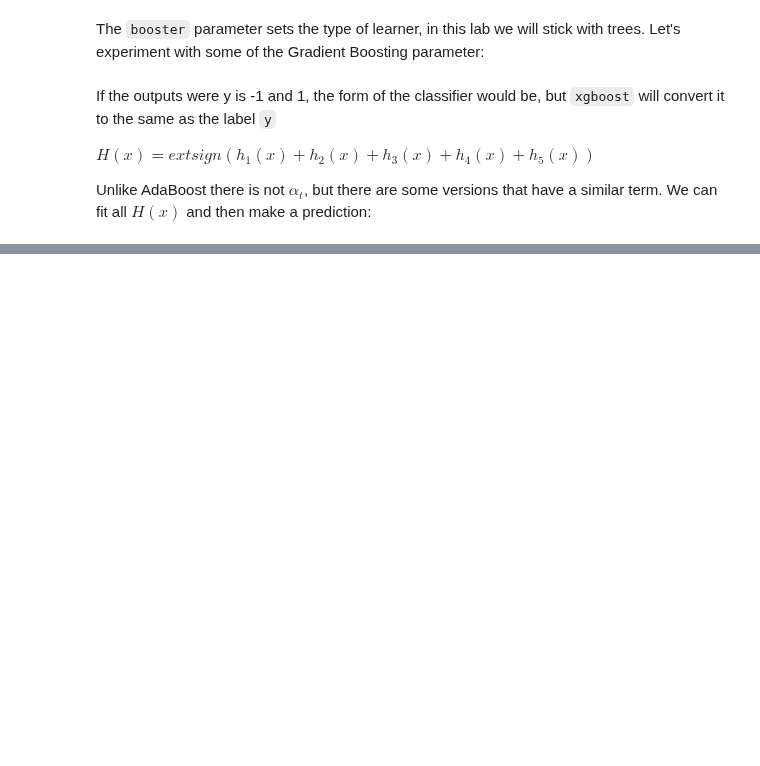
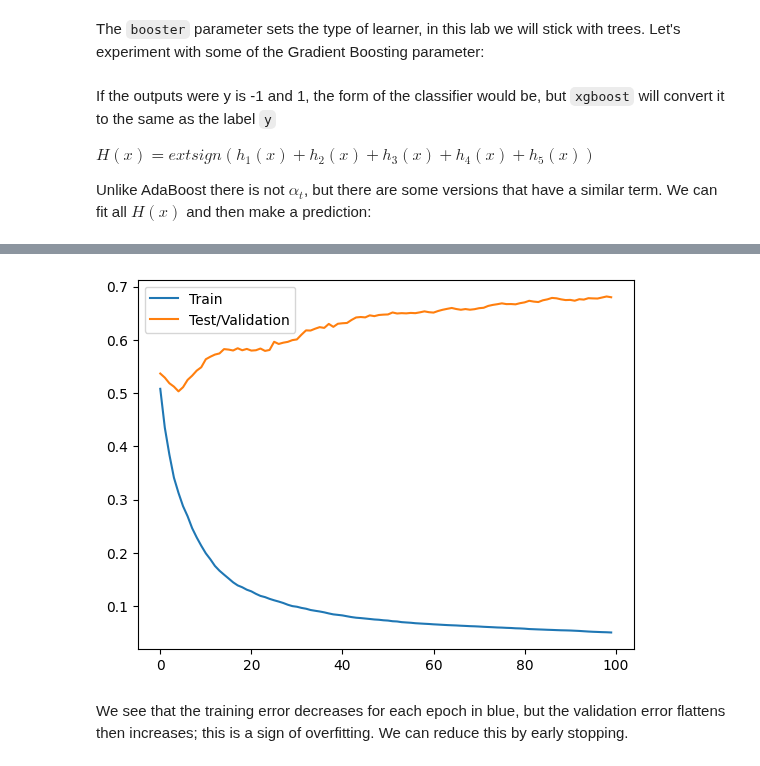
Before and after one commit to Mark-Barbaric/IBM_Machine_Learning_Certificate, a Jupyter notebook: Supervised_Machine_Learning_Classification/week5/gradient_boosting_lab.ipynb, the cells around one changed output, grey strips where cells are left out. Drawn from its saved outputs; the diff is of its cells as text; code cells hidden in the pictures; blank space fills up the shorter version.

```diff
--- a/Supervised_Machine_Learning_Classification/week5/gradient_boosting_lab.ipynb
+++ b/Supervised_Machine_Learning_Classification/week5/gradient_boosting_lab.ipynb
@@ -197,0 +354,10 @@ Unlike AdaBoost there is not $\alpha_t$, but there are some versions that have a
+# %%
+eval_metric = 'logloss'
+eval_set = [(X_train, y_train), (X_test, y_test)]
+model = XGBClassifier(
+    objective=objective,
+    learning_rate=learning_rate,
+    n_estimators=n_estimators,
+    eval_metric=eval_metric
+)
+model.fit(X_train, y_train, eval_set=eval_set, verbose=True)
@@ -197,0 +393,12 @@ Unlike AdaBoost there is not $\alpha_t$, but there are some versions that have a
+# %%
+results = model.evals_result()
+# %%
+fig, ax = plt.subplots()
+ax.plot(results['validation_0']['logloss'], label='Train')
+ax.plot(results['validation_1']['logloss'], label='Test/Validation')
+ax.legend()
+plt.show()
+# %% [output]
+[figure, added]
+# %% [markdown]
+We see that the training error decreases for each epoch in blue, but the validation error flattens then increases; this is a sign of overfitting. We can reduce this by early stopping.
```
Also changed, not shown: parts of 22 cells of this notebook, 2 other files.
